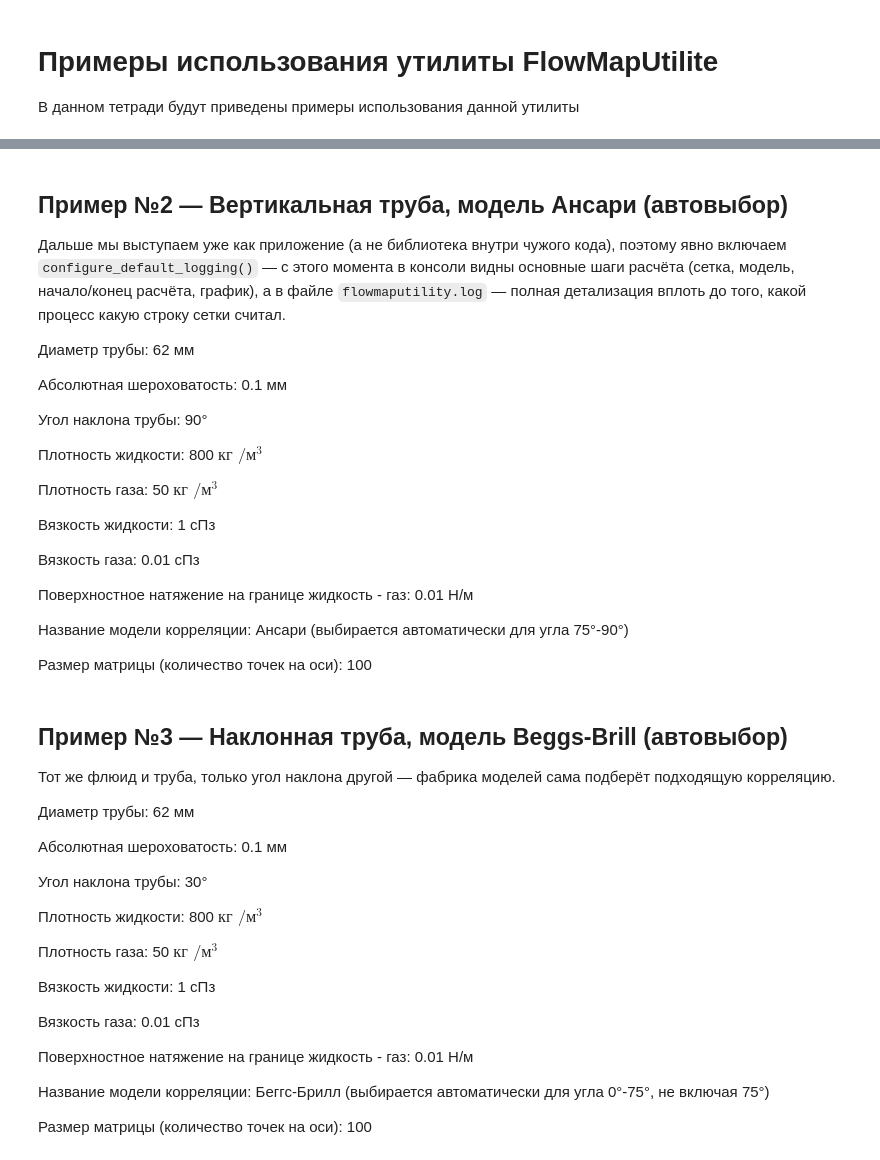
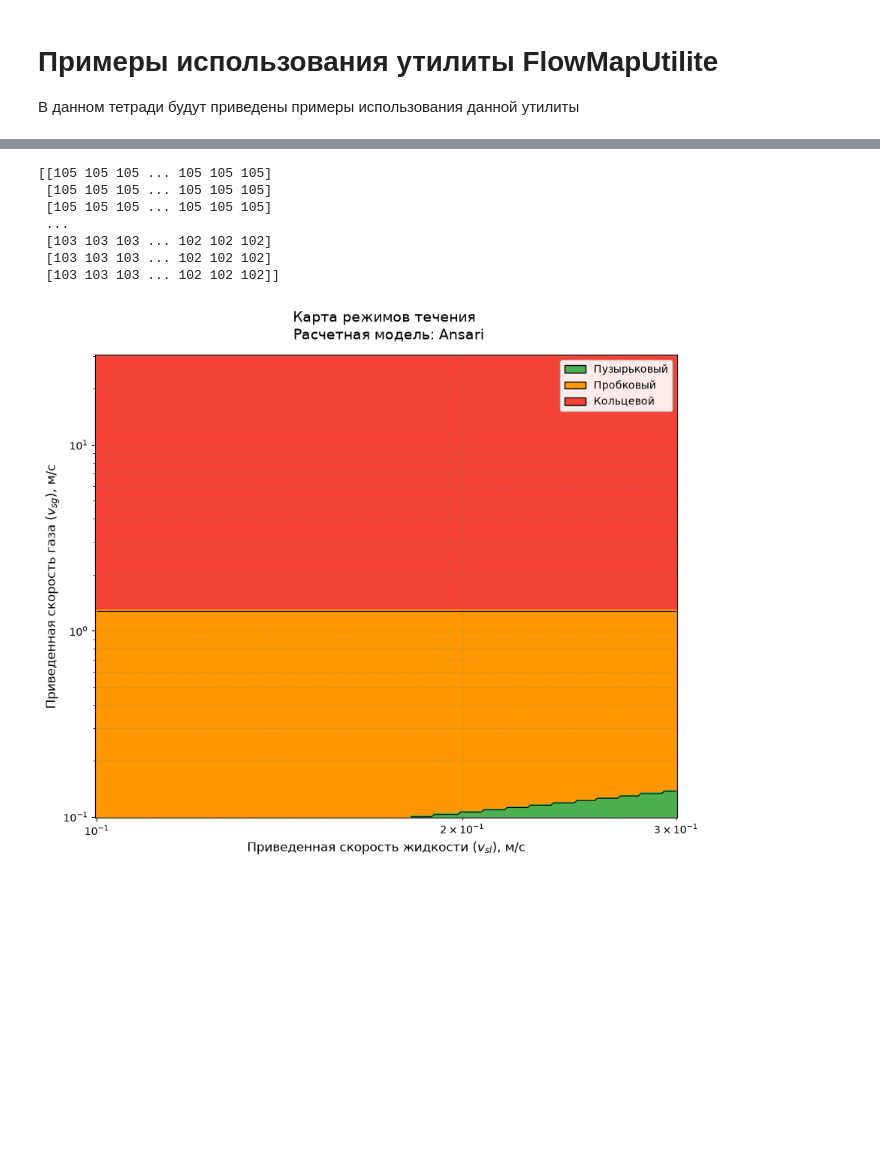
Before and after one commit to vl1lin/FlowMapUtility, a Jupyter notebook: examples.ipynb, the cells around one changed output, grey strips where cells are left out. Saved outputs shown, nothing was run; the diff lists cells and outputs as text; code cells hidden in the pictures; blank space fills up the shorter version.

```diff
--- a/examples.ipynb
+++ b/examples.ipynb
@@ -26,44 +184,29 @@ FlowMapUtility спроектирована как библиотека: без
 # %%
 from flowmaputility.builder import Builder
 
 
 def main() -> None:
     obj = (
         Builder()
         .set_pipe_params(0.062, 0.0001, 90.0)
         .set_fluid_params(800.0, 50.0, 1.0 * 0.001, 0.01 * 0.001, 0.01)
         .set_velocite_liquid(0.1, 0.3)
         .set_velocite_gas(0.1, 30)
-        .set_resolution(50)
-        .set_show_plot_flag(False)
+        .set_resolution(200)
+        .set_show_progress(True)
     )
-    obj.build_all()
-    print("Готово — выше не должно быть ни одной строчки от flowmaputility.")
+
+    obj.build_all().run()
 
 
 if __name__ == "__main__":
     main()
+# %% [output]
+[[105 105 105 ... 105 105 105]
+ [105 105 105 ... 105 105 105]
+ [105 105 105 ... 105 105 105]
+ ...
+ [103 103 103 ... 102 102 102]
+ [103 103 103 ... 102 102 102]
+ [103 103 103 ... 102 102 102]]
+[figure, added]
-# %% [markdown]
-## Пример №2 — Вертикальная труба, модель Ансари (автовыбор)
-
-Дальше мы выступаем уже как приложение (а не библиотека внутри чужого кода), поэтому явно включаем `configure_default_logging()` — с этого момента в консоли видны основные шаги расчёта (сетка, модель, начало/конец расчёта, график), а в файле `flowmaputility.log` — полная детализация вплоть до того, какой процесс какую строку сетки считал.
-
-Диаметр трубы: 62 мм
-
-Абсолютная шероховатость: 0.1 мм
-
-Угол наклона трубы: 90°
-
-Плотность жидкости: 800 $\text{кг /}\text{м}^{3}$
-
-Плотность газа: 50 $\text{кг /}\text{м}^{3}$
-
-Вязкость жидкости: 1 сПз
-
-Вязкость газа: 0.01 сПз
-
-Поверхностное натяжение на границе жидкость - газ: 0.01 Н/м
-
-Название модели корреляции: Ансари (выбирается автоматически для угла 75°-90°)
-
-Размер матрицы (количество точек на оси): 100
@@ -101,24 +212,0 @@ if __name__ == "__main__":
-# %% [markdown]
-## Пример №3 — Наклонная труба, модель Beggs-Brill (автовыбор)
-
-Тот же флюид и труба, только угол наклона другой — фабрика моделей сама подберёт подходящую корреляцию.
-
-Диаметр трубы: 62 мм
-
-Абсолютная шероховатость: 0.1 мм
-
-Угол наклона трубы: 30°
-
-Плотность жидкости: 800 $\text{кг /}\text{м}^{3}$
-
-Плотность газа: 50 $\text{кг /}\text{м}^{3}$
-
-Вязкость жидкости: 1 сПз
-
-Вязкость газа: 0.01 сПз
-
-Поверхностное натяжение на границе жидкость - газ: 0.01 Н/м
-
-Название модели корреляции: Беггс-Брилл (выбирается автоматически для угла 0°-75°, не включая 75°)
-
-Размер матрицы (количество точек на оси): 100
```
Also changed, not shown: parts of 13 cells of this notebook.
